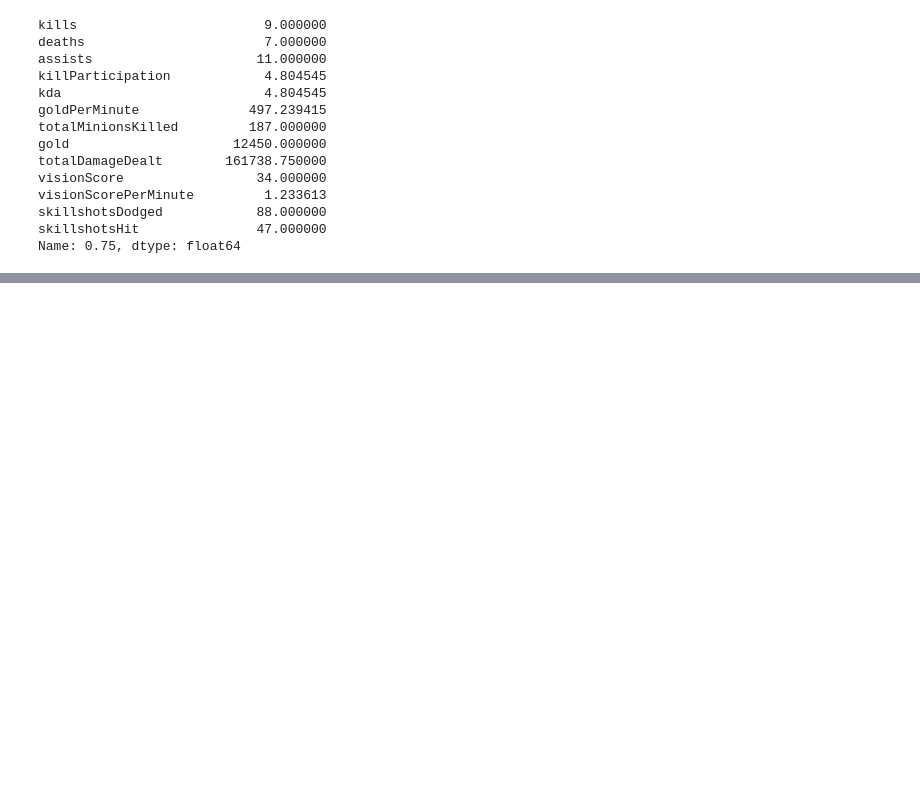
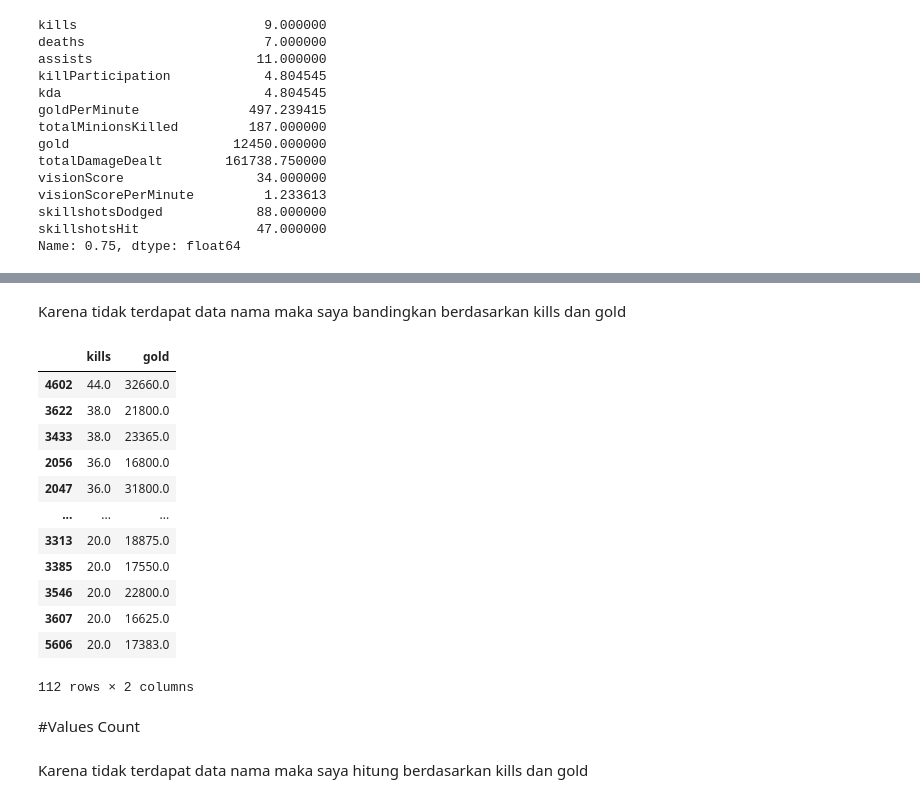
Before and after one commit to aricahyasaputra/data-sains-course-assigment-, a Jupyter notebook: Week 3/Tugas_3_Data_Sains.ipynb, the cells around one changed output, grey strips where cells are left out. Cells and saved outputs as stored; diff of their text form; code cells hidden in the pictures; blank space fills up the shorter version.

```diff
--- a/Week 3/Tugas_3_Data_Sains.ipynb
+++ b/Week 3/Tugas_3_Data_Sains.ipynb
@@ -228,0 +272,24 @@ Name: 0.75, dtype: float64
+# %% [markdown]
+Karena tidak terdapat data nama maka saya bandingkan berdasarkan kills dan gold
+# %%
+df_noid [outlier_filter['kills']]\
+  .loc[:, ['kills', 'gold']]\
+  .sort_values(by=['kills'], ascending=False)
+# %% [output]
+|  | kills | gold |
+| 4602 | 44.0 | 32660.0 |
+| 3622 | 38.0 | 21800.0 |
+| 3433 | 38.0 | 23365.0 |
+| 2056 | 36.0 | 16800.0 |
+| 2047 | 36.0 | 31800.0 |
+| ... | ... | ... |
+| 3313 | 20.0 | 18875.0 |
+| 3385 | 20.0 | 17550.0 |
+| 3546 | 20.0 | 22800.0 |
+| 3607 | 20.0 | 16625.0 |
+| 5606 | 20.0 | 17383.0 |
+112 rows × 2 columns
+# %% [markdown]
+#Values Count
+# %% [markdown]
+Karena tidak terdapat data nama maka saya hitung berdasarkan kills dan gold
```
Also changed, not shown: parts of 10 cells of this notebook.
